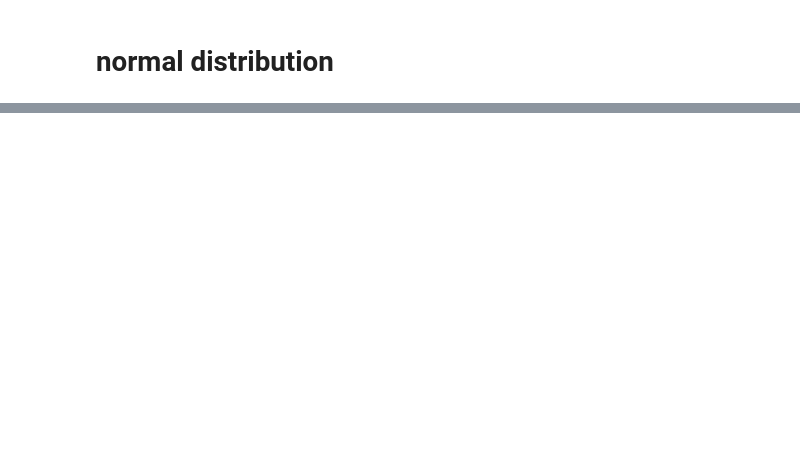
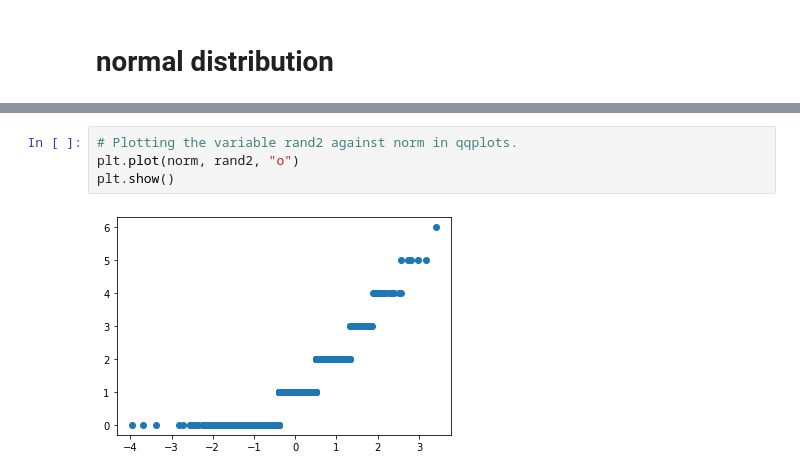
Before and after one commit to marioymario/basics_of_probability, a Jupyter notebook: DataDistibutions/dist.ipynb, the cells around one changed output, grey strips where cells are left out. Saved outputs shown, nothing was run; the diff lists cells and outputs as text; blank space fills up the shorter version.

```diff
--- a/DataDistibutions/dist.ipynb
+++ b/DataDistibutions/dist.ipynb
@@ -229,0 +255,6 @@ plt.show()
+# %%
+# Plotting the variable rand2 against norm in qqplots.
+plt.plot(norm, rand2, "o")
+plt.show()
+# %% [output]
+[figure, added]
```
Also changed, not shown: parts of 17 cells of this notebook.
